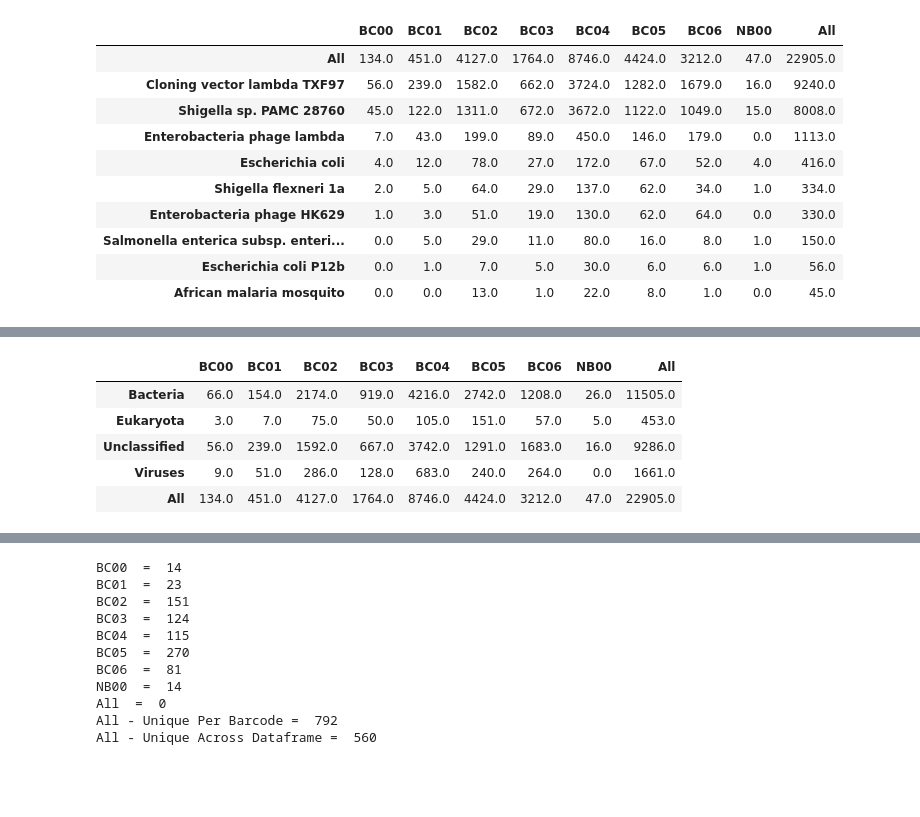
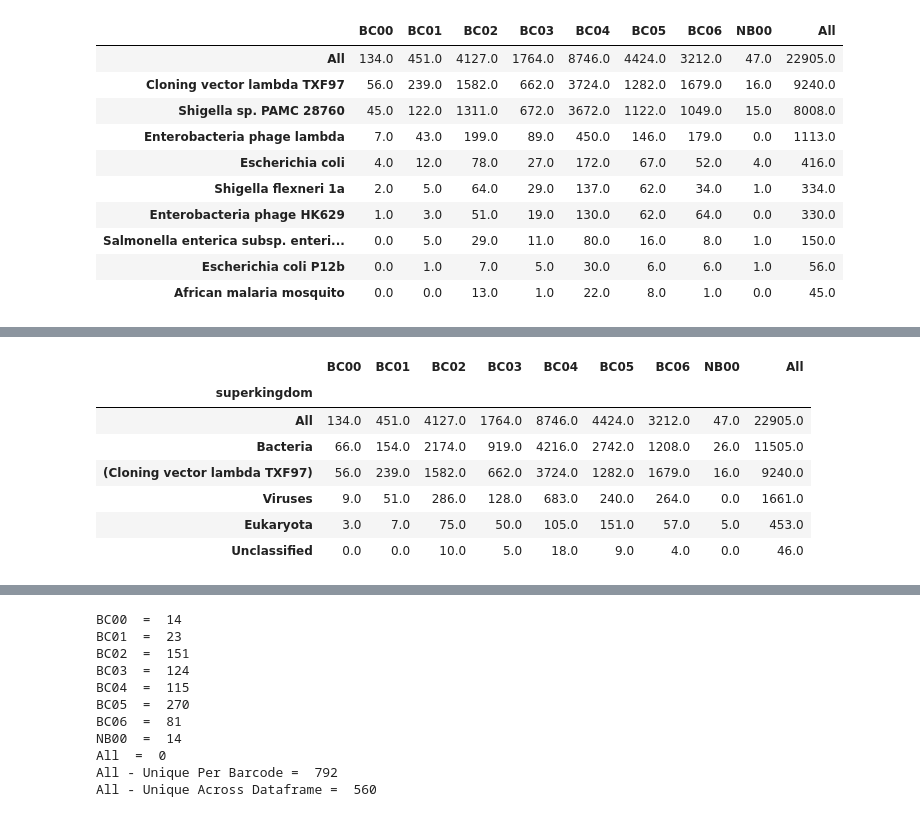
Before and after one commit to BenjaminSchwessinger/Gamran, a Jupyter notebook: MinIon_analysis_05012017_Wagga_initial-taxonomy.ipynb, the cells around one changed output, grey strips where cells are left out. Drawn from its saved outputs; the diff is of its cells as text; code cells hidden in the pictures; blank space fills up the shorter version.

```diff
--- a/MinIon_analysis_05012017_Wagga_initial-taxonomy.ipynb
+++ b/MinIon_analysis_05012017_Wagga_initial-taxonomy.ipynb
@@ -254,15 +285,16 @@ joint_NCBI_df_taxonomy.tail()
 | 22902 | 90973530-eca8-4b88-861c-c93ea54ef... | gi|1051181|gb|U37692.1|CVU37692 | 0.000000e+00 | 3949.0 | 3511 | 88.15 | 3095 | 1051181 | U37692 | 43300 | NB00 | ... |
 | 22903 | bd5bf63e-7257-44d6-9e20-528c67630... | gi|1008889473|gb|CP014768.1| | 0.000000e+00 | 865.0 | 840 | 86.67 | 728 | 1008889473 | CP014768 | 1813821 | NB00 | ... |
 | 22904 | 12160051-1cff-481d-adb7-38a290099... | gi|1051181|gb|U37692.1|CVU37692 | 0.000000e+00 | 1559.0 | 1731 | 84.46 | 1462 | 1051181 | U37692 | 43300 | NB00 | ... |
-# %%
-joint_NCBI_taxonomy_pivot_table_rank = joint_NCBI_df_taxonomy.pivot_table(values='nident', index='superkingdom', columns='barcode', aggfunc='count', fill_value=0, margins=True)
-joint_NCBI_taxonomy_pivot_table_rank.index.name = None
-joint_NCBI_taxonomy_pivot_table_rank.columns.name = None
-joint_NCBI_taxonomy_pivot_table_rank
-# %% [output]
-|  | BC00 | BC01 | BC02 | BC03 | BC04 | BC05 | BC06 | NB00 | All |
-| Bacteria | 66.0 | 154.0 | 2174.0 | 919.0 | 4216.0 | 2742.0 | 1208.0 | 26.0 | 11505.0 |
-| Eukaryota | 3.0 | 7.0 | 75.0 | 50.0 | 105.0 | 151.0 | 57.0 | 5.0 | 453.0 |
-| Unclassified | 56.0 | 239.0 | 1592.0 | 667.0 | 3742.0 | 1291.0 | 1683.0 | 16.0 | 9286.0 |
-| Viruses | 9.0 | 51.0 | 286.0 | 128.0 | 683.0 | 240.0 | 264.0 | 0.0 | 1661.0 |
-| All | 134.0 | 451.0 | 4127.0 | 1764.0 | 8746.0 | 4424.0 | 3212.0 | 47.0 | 22905.0 |
+# %%
+#count pivot table of dataframe with taxonomic columns:
+#rows - rank names, columns - barcode, sorted by desired class
+def generate_NCBI_taxonomy_pivot_table(tax_df, rank, bcs):
+    """From joint_NCBI_df_taxonomy, generate a pivot table listing rank counts, sorted by bcs"""
+    pivot_table = tax_df.pivot_table(values='nident',
+                                            index=rank,
+                                            columns='barcode',
+                                            aggfunc='count',
+                                            fill_value=0,
+                                            margins=True)
+    pivot_table.columns.name = None
+    return pivot_table.sort_values(bcs, axis=0, ascending=False).head(n=10)
@@ -268,0 +322,11 @@ joint_NCBI_taxonomy_pivot_table_rank
+# %%
+generate_NCBI_taxonomy_pivot_table(joint_NCBI_df_taxonomy_adj, 'superkingdom', 'BC04')
+# %% [output]
+|  | BC00 | BC01 | BC02 | BC03 | BC04 | BC05 | BC06 | NB00 | All |
+| superkingdom |  |  |  |  |  |  |  |  |  |
+| All | 134.0 | 451.0 | 4127.0 | 1764.0 | 8746.0 | 4424.0 | 3212.0 | 47.0 | 22905.0 |
+| Bacteria | 66.0 | 154.0 | 2174.0 | 919.0 | 4216.0 | 2742.0 | 1208.0 | 26.0 | 11505.0 |
+| (Cloning vector lambda TXF97) | 56.0 | 239.0 | 1582.0 | 662.0 | 3724.0 | 1282.0 | 1679.0 | 16.0 | 9240.0 |
+| Viruses | 9.0 | 51.0 | 286.0 | 128.0 | 683.0 | 240.0 | 264.0 | 0.0 | 1661.0 |
+| Eukaryota | 3.0 | 7.0 | 75.0 | 50.0 | 105.0 | 151.0 | 57.0 | 5.0 | 453.0 |
+| Unclassified | 0.0 | 0.0 | 10.0 | 5.0 | 18.0 | 9.0 | 4.0 | 0.0 | 46.0 |
```
Also changed, not shown: parts of 7 cells of this notebook.
